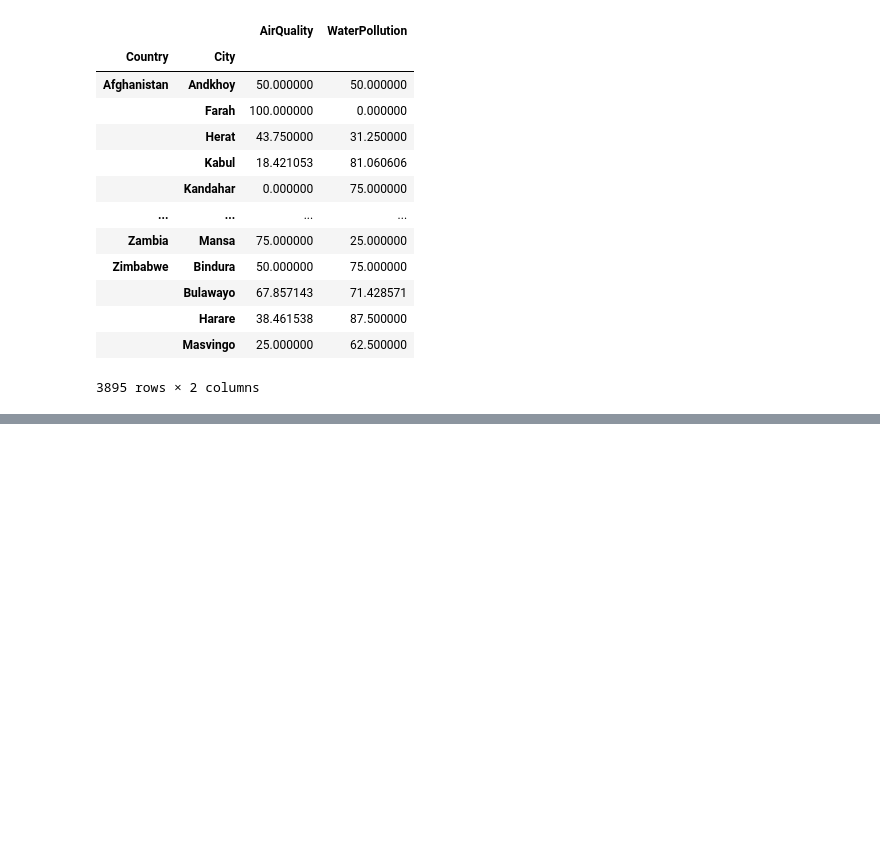
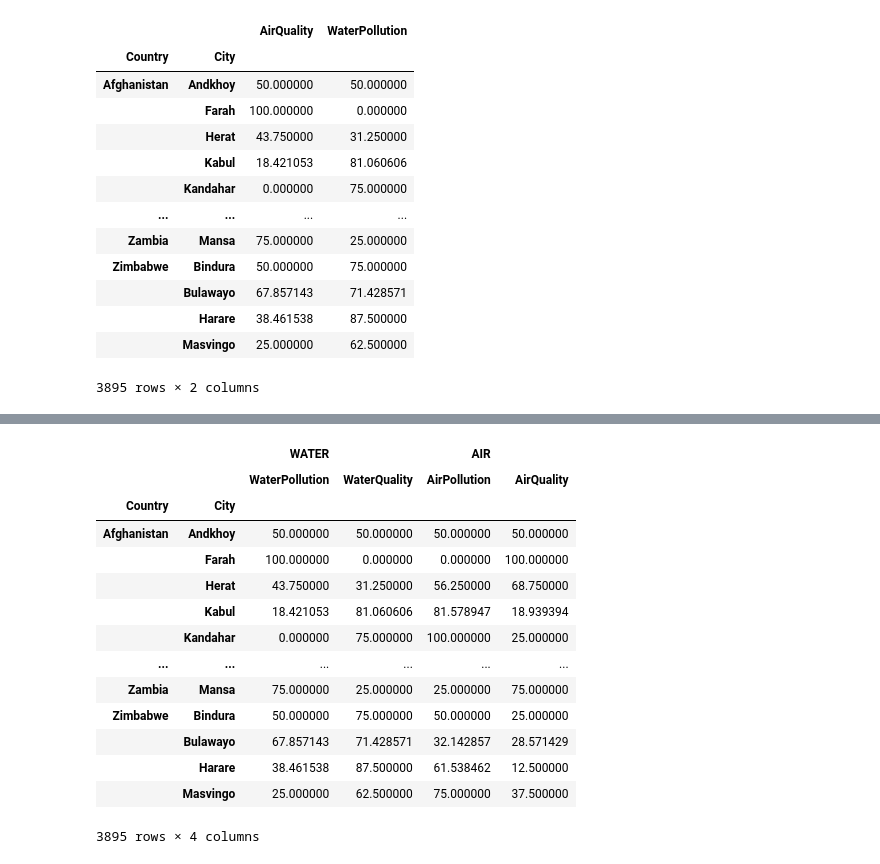
Before and after one commit to MamatkulovBunyodbek1999/2nd-part-of-the-3-rd-Module, a Jupyter notebook: Pivot_Table.ipynb, the cells around one changed output, grey strips where cells are left out. Saved outputs shown, nothing was run; the diff lists cells and outputs as text; code cells hidden in the pictures; blank space fills up the shorter version.

```diff
--- a/Pivot_Table.ipynb
+++ b/Pivot_Table.ipynb
@@ -99,0 +117,2 @@ df.to_csv('Water_pollution.csv')
+# %%
+df['AirPollution']=100-df['AirQuality']
@@ -99,0 +136,2 @@ df.to_csv('Water_pollution.csv')
+# %%
+df['WaterQuality']=100-df['WaterPollution']
@@ -99,0 +155,22 @@ df.to_csv('Water_pollution.csv')
+# %%
+df1=df.copy()
+# %%
+df3=pd.DataFrame(df1.values, index=df1.index, columns=[['WATER','WATER','AIR','AIR'],['WaterPollution','WaterQuality','AirPollution','AirQuality']])
+# %%
+df3
+# %% [output]
+|  |  | WATER |  | AIR |  |
+|  |  | WaterPollution | WaterQuality | AirPollution | AirQuality |
+| Country | City |  |  |  |  |
+| Afghanistan | Andkhoy | 50.000000 | 50.000000 | 50.000000 | 50.000000 |
+|  | Farah | 100.000000 | 0.000000 | 0.000000 | 100.000000 |
+|  | Herat | 43.750000 | 31.250000 | 56.250000 | 68.750000 |
+|  | Kabul | 18.421053 | 81.060606 | 81.578947 | 18.939394 |
+|  | Kandahar | 0.000000 | 75.000000 | 100.000000 | 25.000000 |
+| ... | ... | ... | ... | ... | ... |
+| Zambia | Mansa | 75.000000 | 25.000000 | 25.000000 | 75.000000 |
+| Zimbabwe | Bindura | 50.000000 | 75.000000 | 50.000000 | 25.000000 |
+|  | Bulawayo | 67.857143 | 71.428571 | 32.142857 | 28.571429 |
+|  | Harare | 38.461538 | 87.500000 | 61.538462 | 12.500000 |
+|  | Masvingo | 25.000000 | 62.500000 | 75.000000 | 37.500000 |
+3895 rows × 4 columns
```
Also changed, not shown: parts of 6 cells of this notebook.
